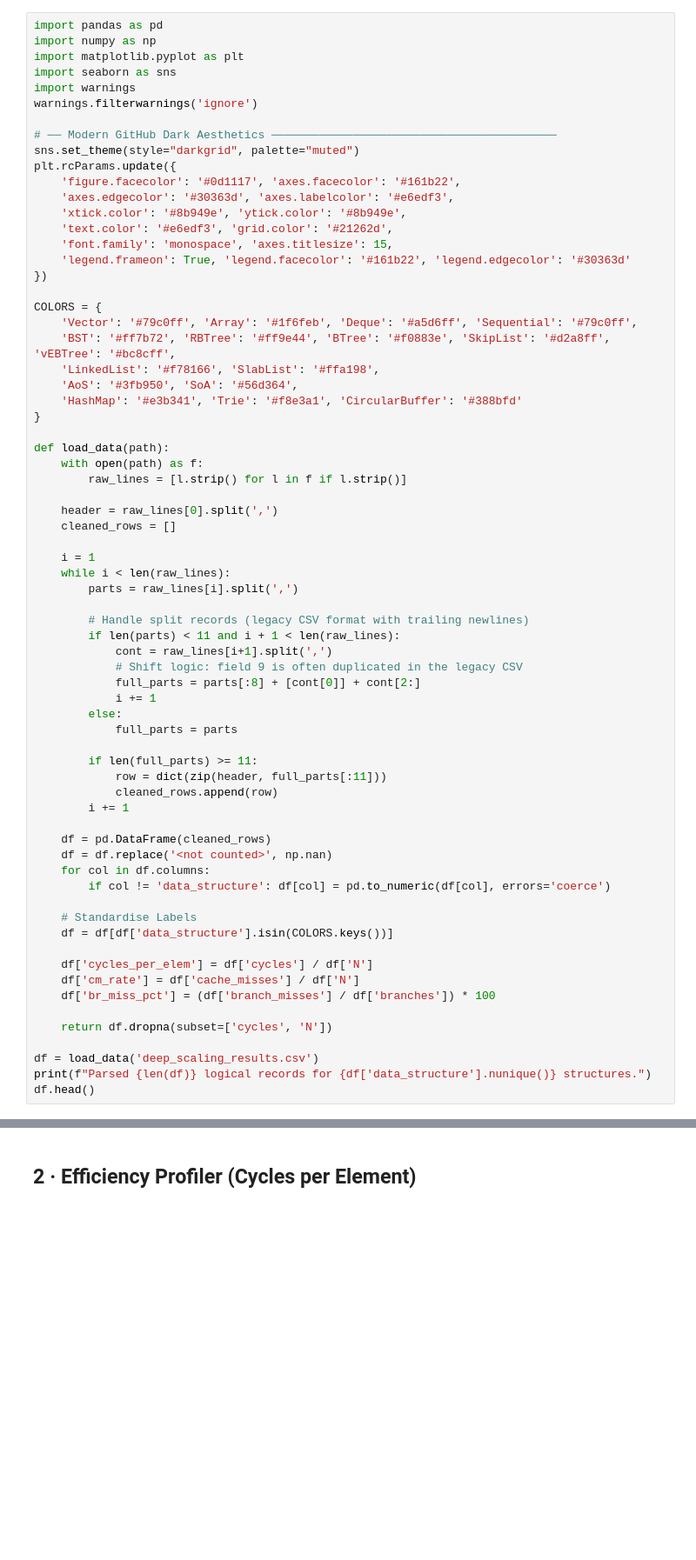
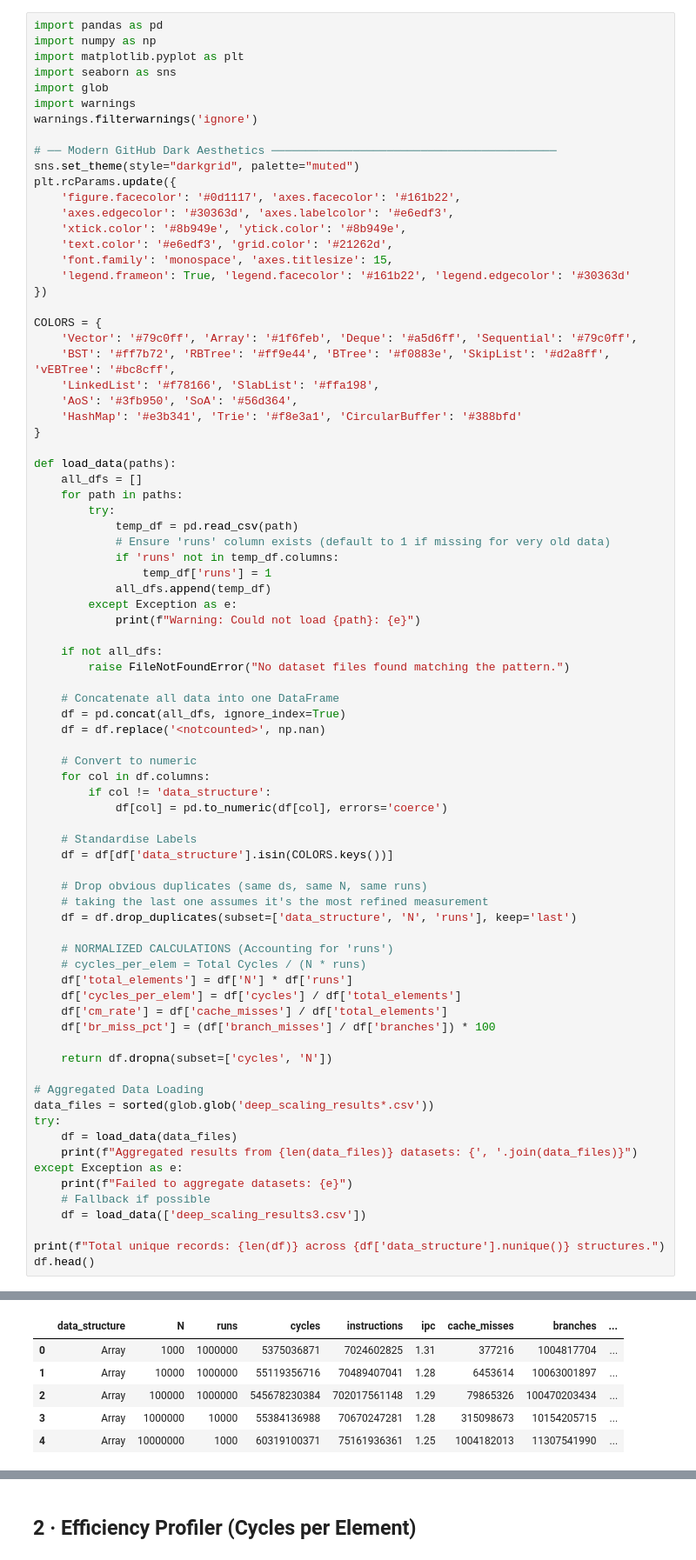
Before and after one commit to SheikhMohsin9311/Performance-and-Data-Representation, a Jupyter notebook: analysis.ipynb, the cells around one changed output, grey strips where cells are left out. Shown at 87% size. Drawn from its saved outputs; the diff is of its cells as text; blank space fills up the shorter version.

```diff
--- a/analysis.ipynb
+++ b/analysis.ipynb
@@ -12,6 +11,7 @@ import pandas as pd
 import numpy as np
 import matplotlib.pyplot as plt
 import seaborn as sns
+import glob
 import warnings
 warnings.filterwarnings('ignore')
 
@@ -34,45 +34,56 @@ COLORS = {
     'HashMap': '#e3b341', 'Trie': '#f8e3a1', 'CircularBuffer': '#388bfd'
 }
 
-def load_data(path):
-    with open(path) as f:
-        raw_lines = [l.strip() for l in f if l.strip()]
+def load_data(paths):
+    all_dfs = []
+    for path in paths:
+        try:
+            temp_df = pd.read_csv(path)
+            # Ensure 'runs' column exists (default to 1 if missing for very old data)
+            if 'runs' not in temp_df.columns:
+                temp_df['runs'] = 1
+            all_dfs.append(temp_df)
+        except Exception as e:
+            print(f"Warning: Could not load {path}: {e}")
 
-    header = raw_lines[0].split(',')
-    cleaned_rows = []
+    if not all_dfs:
+        raise FileNotFoundError("No dataset files found matching the pattern.")
 
-    i = 1
-    while i < len(raw_lines):
-        parts = raw_lines[i].split(',')
+    # Concatenate all data into one DataFrame
+    df = pd.concat(all_dfs, ignore_index=True)
+    df = df.replace('<notcounted>', np.nan)
 
-        # Handle split records (legacy CSV format with trailing newlines)
-        if len(parts) < 11 and i + 1 < len(raw_lines):
-            cont = raw_lines[i+1].split(',')
-            # Shift logic: field 9 is often duplicated in the legacy CSV
-            full_parts = parts[:8] + [cont[0]] + cont[2:]
-            i += 1
-        else:
-            full_parts = parts
-
-        if len(full_parts) >= 11:
-            row = dict(zip(header, full_parts[:11]))
-            cleaned_rows.append(row)
-        i += 1
-
-    df = pd.DataFrame(cleaned_rows)
-    df = df.replace('<not counted>', np.nan)
+    # Convert to numeric
     for col in df.columns:
-        if col != 'data_structure': df[col] = pd.to_numeric(df[col], errors='coerce')
+        if col != 'data_structure':
+            df[col] = pd.to_numeric(df[col], errors='coerce')
 
     # Standardise Labels
     df = df[df['data_structure'].isin(COLORS.keys())]
 
-    df['cycles_per_elem'] = df['cycles'] / df['N']
-    df['cm_rate'] = df['cache_misses'] / df['N']
+    # Drop obvious duplicates (same ds, same N, same runs)
+    # taking the last one assumes it's the most refined measurement
+    df = df.drop_duplicates(subset=['data_structure', 'N', 'runs'], keep='last')
+
+    # NORMALIZED CALCULATIONS (Accounting for 'runs')
+    # cycles_per_elem = Total Cycles / (N * runs)
+    df['total_elements'] = df['N'] * df['runs']
+    df['cycles_per_elem'] = df['cycles'] / df['total_elements']
+    df['cm_rate'] = df['cache_misses'] / df['total_elements']
     df['br_miss_pct'] = (df['branch_misses'] / df['branches']) * 100
 
     return df.dropna(subset=['cycles', 'N'])
 
-df = load_data('deep_scaling_results.csv')
-print(f"Parsed {len(df)} logical records for {df['data_structure'].nunique()} structures.")
+# Aggregated Data Loading
+data_files = sorted(glob.glob('deep_scaling_results*.csv'))
+try:
+    df = load_data(data_files)
+    print(f"Aggregated results from {len(data_files)} datasets: {', '.join(data_files)}")
+except Exception as e:
+    print(f"Failed to aggregate datasets: {e}")
+    # Fallback if possible
+    df = load_data(['deep_scaling_results3.csv'])
+
+print(f"Total unique records: {len(df)} across {df['data_structure'].nunique()} structures.")
 df.head()
+# %% [output]
@@ -79 +92,7 @@ df.head()
+|  | data_structure | N | runs | cycles | instructions | ipc | cache_misses | branches | ... |
+| 0 | Array | 1000 | 1000000 | 5375036871 | 7024602825 | 1.31 | 377216 | 1004817704 | ... |
+| 1 | Array | 10000 | 1000000 | 55119356716 | 70489407041 | 1.28 | 6453614 | 10063001897 | ... |
+| 2 | Array | 100000 | 1000000 | 545678230384 | 702017561148 | 1.29 | 79865326 | 100470203434 | ... |
+| 3 | Array | 1000000 | 10000 | 55384136988 | 70670247281 | 1.28 | 315098673 | 10154205715 | ... |
+| 4 | Array | 10000000 | 1000 | 60319100371 | 75161936361 | 1.25 | 1004182013 | 11307541990 | ... |
 # %% [markdown]
```
Also changed, not shown: parts of 8 cells of this notebook, 5 other files.
